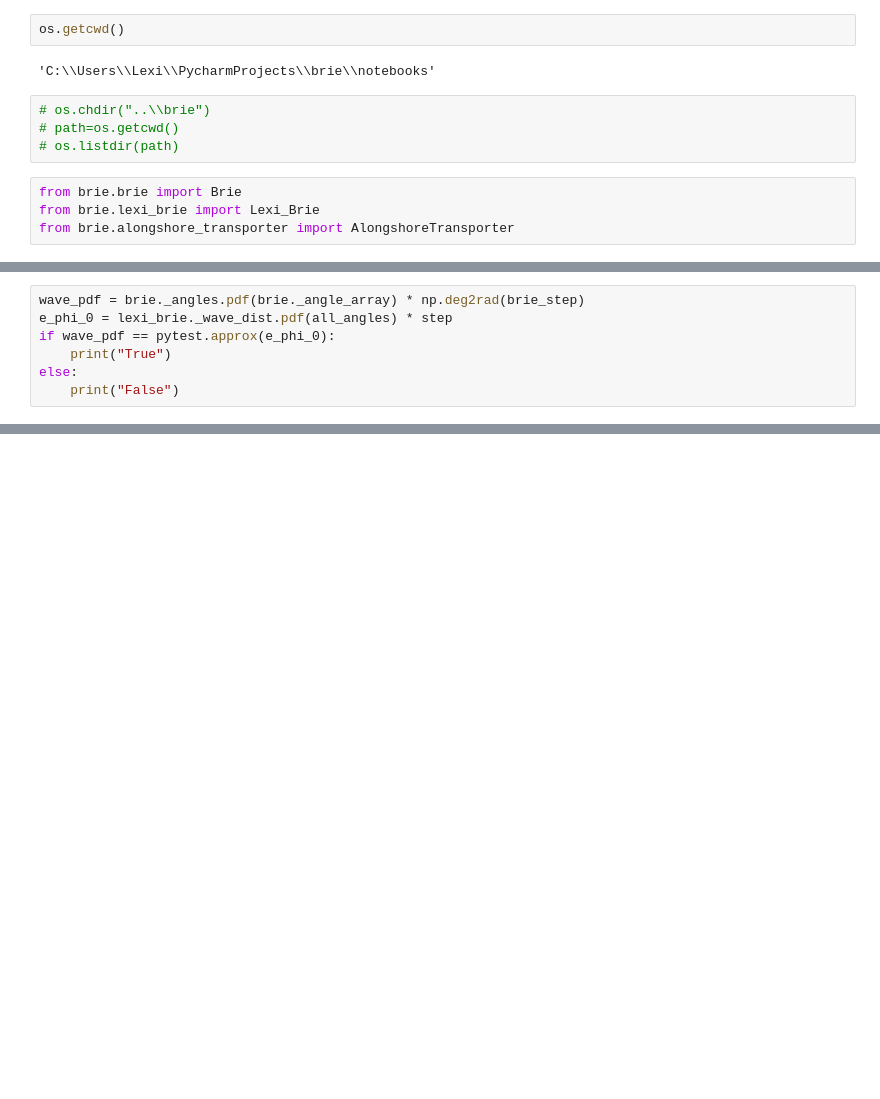
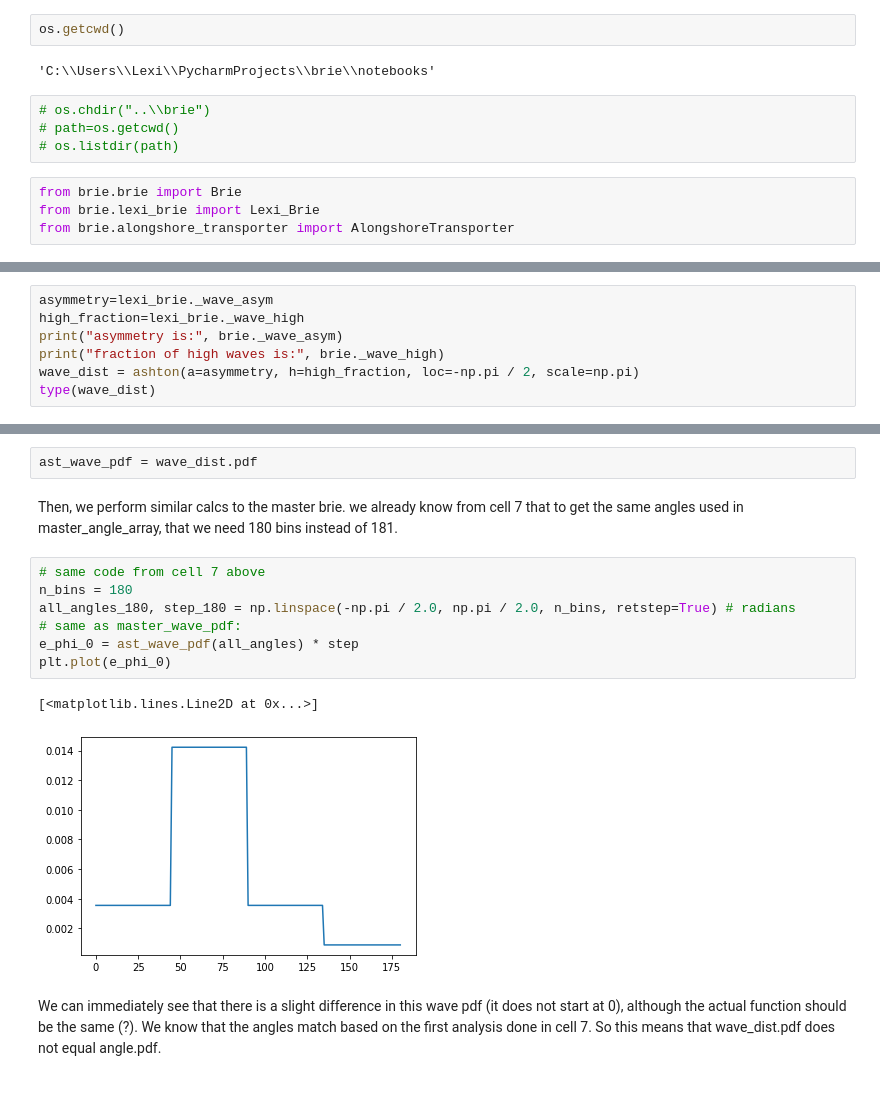
Before and after one commit to UNC-CECL/brie, a Jupyter notebook: notebooks/Lexi_AST_wavePDF.ipynb, the cells around one changed output, grey strips where cells are left out. Cells and saved outputs as stored; diff of their text form; blank space fills up the shorter version.

```diff
--- a/notebooks/Lexi_AST_wavePDF.ipynb
+++ b/notebooks/Lexi_AST_wavePDF.ipynb
@@ -138,8 +123,8 @@ True
 # %%
-wave_pdf = brie._angles.pdf(brie._angle_array) * np.deg2rad(brie_step)
-e_phi_0 = lexi_brie._wave_dist.pdf(all_angles) * step
-if wave_pdf == pytest.approx(e_phi_0):
-    print("True")
-else:
-    print("False")
+asymmetry=lexi_brie._wave_asym
+high_fraction=lexi_brie._wave_high
+print("asymmetry is:", brie._wave_asym)
+print("fraction of high waves is:", brie._wave_high)
+wave_dist = ashton(a=asymmetry, h=high_fraction, loc=-np.pi / 2, scale=np.pi)
+type(wave_dist)
 # %% [output]
@@ -146,0 +141,18 @@ False
+# %%
+ast_wave_pdf = wave_dist.pdf
+# %% [markdown]
+Then, we perform similar calcs to the master brie. we already know from cell 7 that to get the same angles used in master_angle_array, that we need 180 bins instead of 181.
+# %%
+# same code from cell 7 above
+n_bins = 180
+all_angles_180, step_180 = np.linspace(-np.pi / 2.0, np.pi / 2.0, n_bins, retstep=True) # radians
+# same as master_wave_pdf:
+e_phi_0 = ast_wave_pdf(all_angles) * step
+plt.plot(e_phi_0)
+# %% [output]
+[<matplotlib.lines.Line2D at 0x...>]
+[figure, added]
+# %% [markdown]
+We can immediately see that there is a slight difference in this wave pdf (it does not start at 0), although the actual function should be the same (?). We know that the angles match based on the first analysis done in cell 7. So this means that wave_dist.pdf does not equal angle.pdf.
+# %% [markdown]
+<!-- The shoreline angles come from the `calc_shoreline_angles()` function, which takes inputs shoreline position and dy spacing. In our given shoreline positions, they steadily increase then decrease. Whenever there is a change in position (e.g. from 0 to 100), there is a non-zero angle.  -->
```
Also changed, not shown: parts of 32 cells of this notebook.
